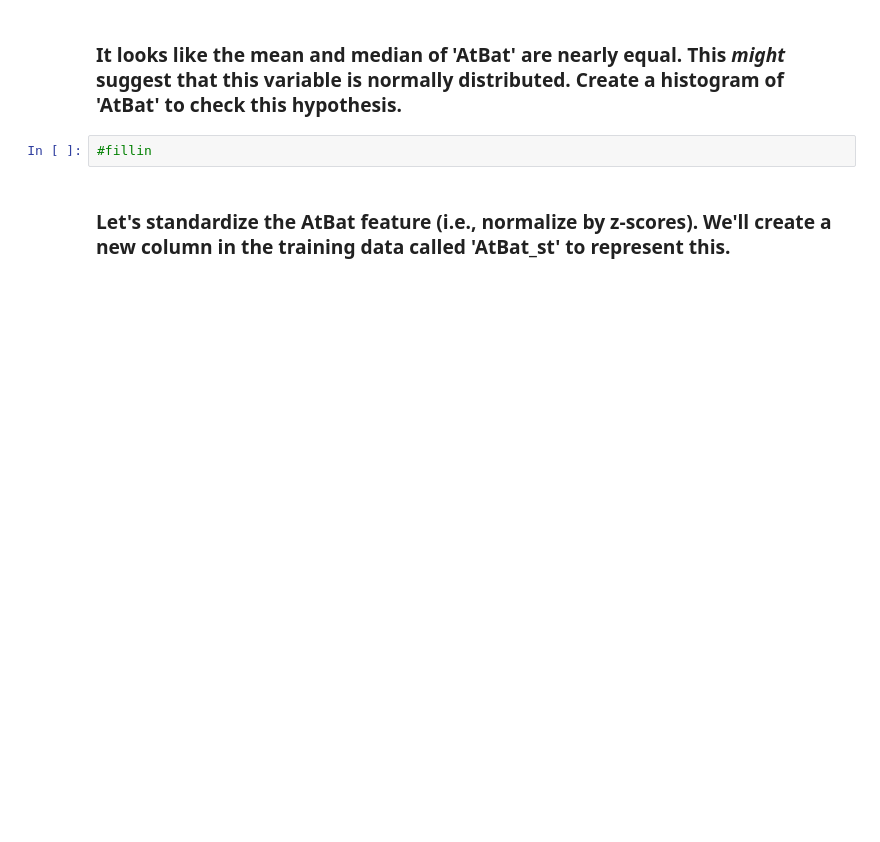
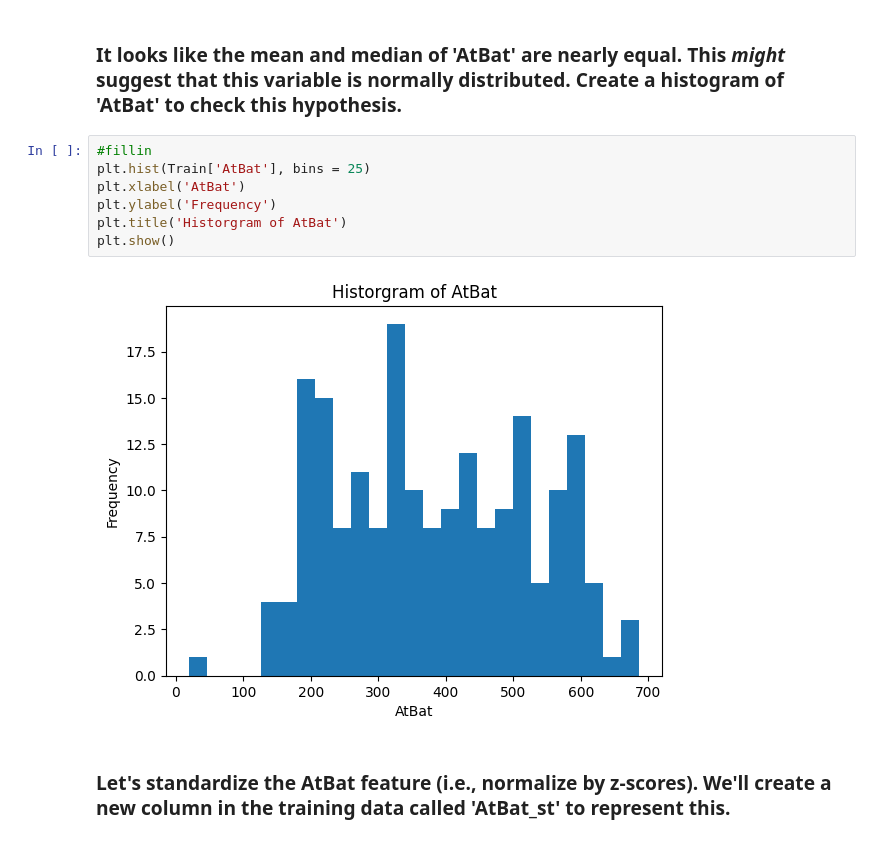
Before and after one commit to logandemianczyk/code_2600, a Jupyter notebook: mod03_eda.ipynb, the cells around one changed output. Drawn from its saved outputs; the diff is of its cells as text; blank space fills up the shorter version.

```diff
--- a/mod03_eda.ipynb
+++ b/mod03_eda.ipynb
@@ -71,6 +107,13 @@ Train, Test = train_test_split(Hitters,
 ### It looks like the mean and median of 'AtBat' are nearly equal. This _might_ suggest that this variable is normally distributed. Create a histogram of 'AtBat' to check this hypothesis.
 # %%
 #fillin
+plt.hist(Train['AtBat'], bins = 25)
+plt.xlabel('AtBat')
+plt.ylabel('Frequency')
+plt.title('Historgram of AtBat')
+plt.show()
+# %% [output]
+[figure, added]
 # %% [markdown]
 ### Let's standardize the AtBat feature (i.e., normalize by z-scores). We'll create a new column in the training data called 'AtBat_st' to represent this.
 # %%
```
Also changed, not shown: parts of 17 cells of this notebook, 1 other file.
